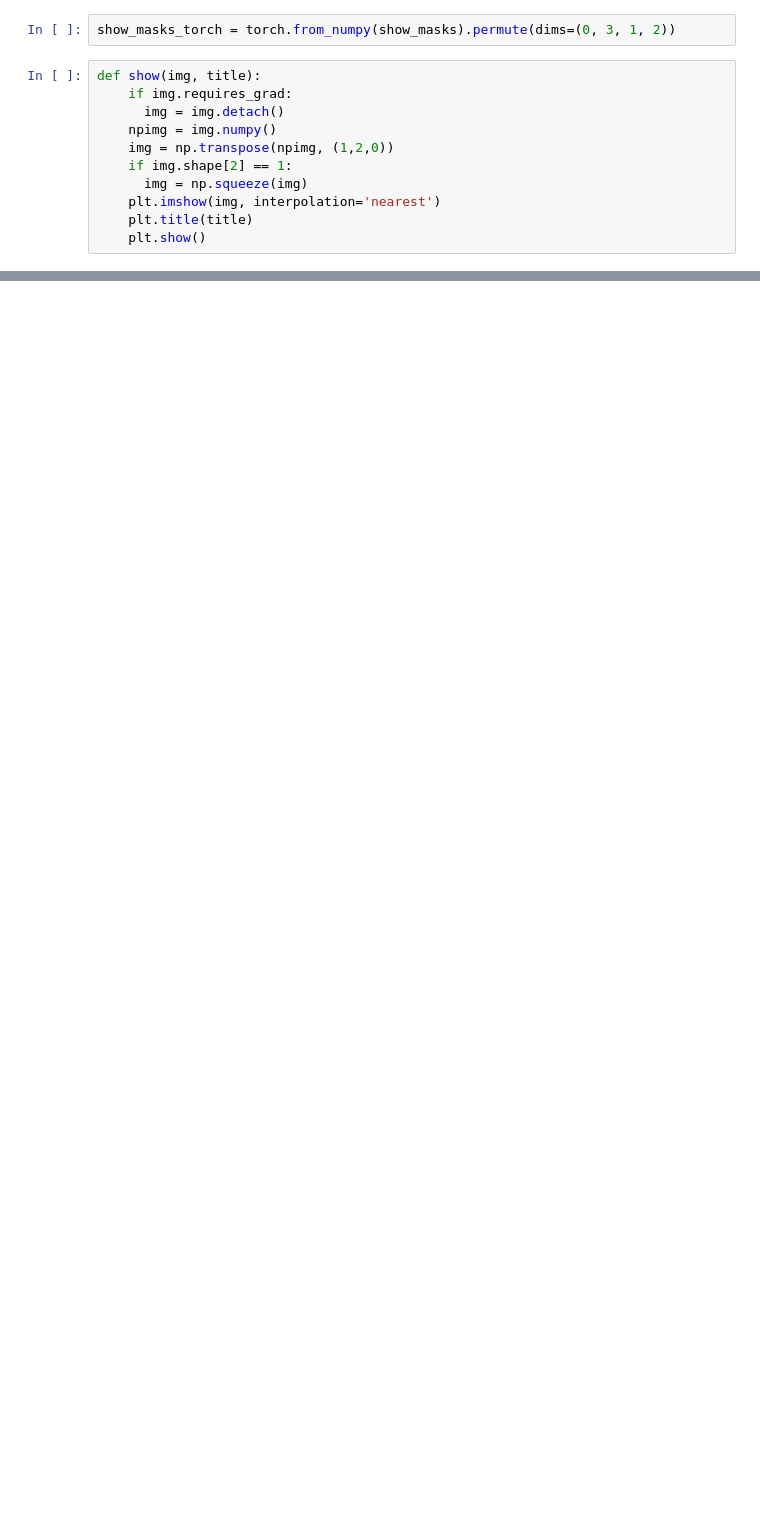
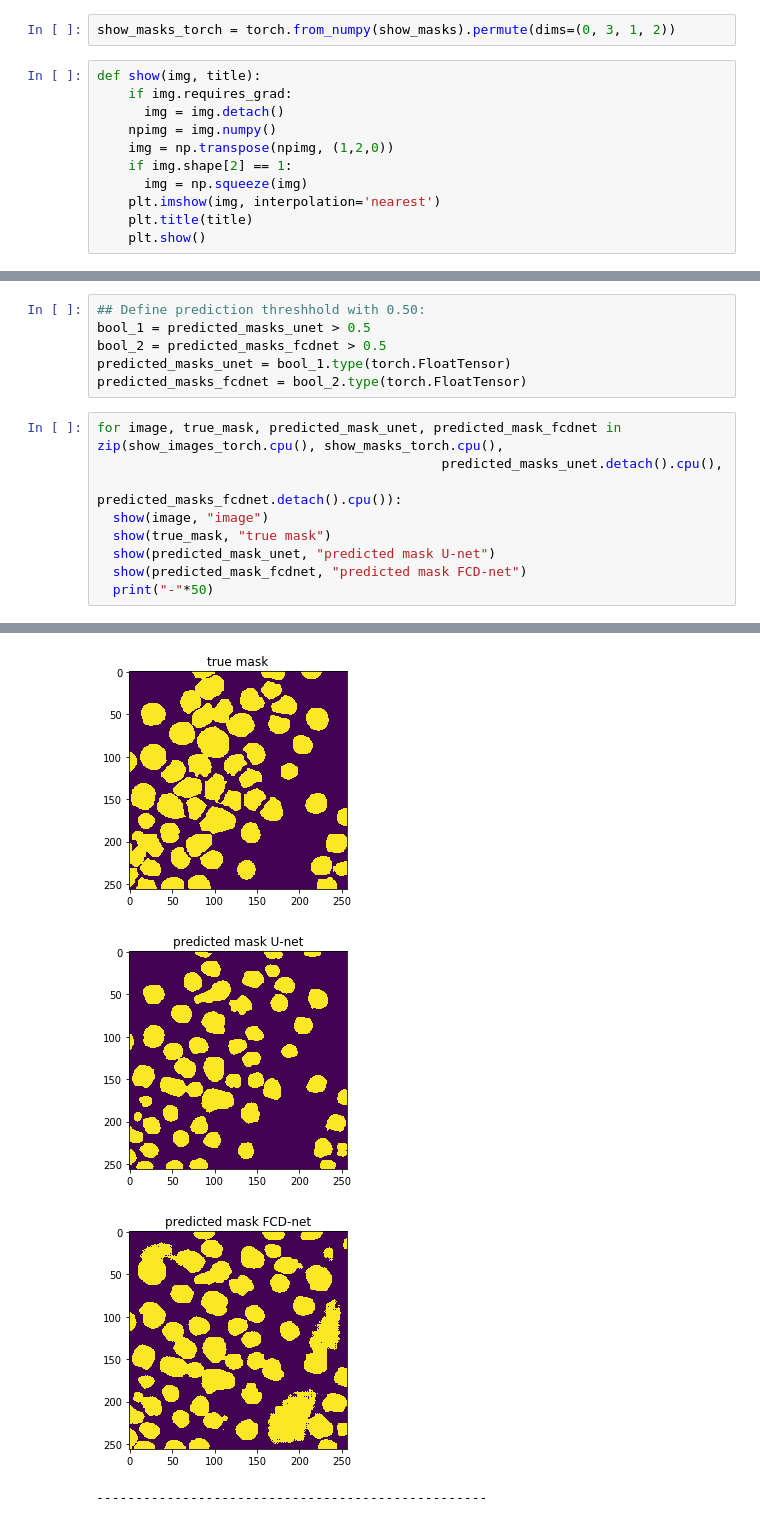
Before and after one commit to tuanle618/image-segmentation, a Jupyter notebook: vis-results.ipynb, the cells around one changed output, grey strips where cells are left out. Cells and saved outputs as stored; diff of their text form; blank space fills up the shorter version.

```diff
--- a/vis-results.ipynb
+++ b/vis-results.ipynb
@@ -124,0 +126,16 @@ for image, true_mask, predicted_mask in zip(show_images_torch.cpu(), show_masks_
+# %%
+## Define prediction threshhold with 0.50:
+bool_1 = predicted_masks_unet > 0.5
+bool_2 = predicted_masks_fcdnet > 0.5
+predicted_masks_unet = bool_1.type(torch.FloatTensor)
+predicted_masks_fcdnet = bool_2.type(torch.FloatTensor)
+# %%
+for image, true_mask, predicted_mask_unet, predicted_mask_fcdnet in zip(show_images_torch.cpu(), show_masks_torch.cpu(),
+                                            predicted_masks_unet.detach().cpu(),
+                                            predicted_masks_fcdnet.detach().cpu()):
+  show(image, "image")
+  show(true_mask, "true mask")
+  show(predicted_mask_unet, "predicted mask U-net")
+  show(predicted_mask_fcdnet, "predicted mask FCD-net")
+  print("-"*50)
+# %% [output]
@@ -124,0 +143,4 @@ for image, true_mask, predicted_mask in zip(show_images_torch.cpu(), show_masks_
+[figure, added]
+[figure, added]
+[figure, added]
+--------------------------------------------------
```
Also changed, not shown: parts of 42 cells of this notebook, 3 other files.
